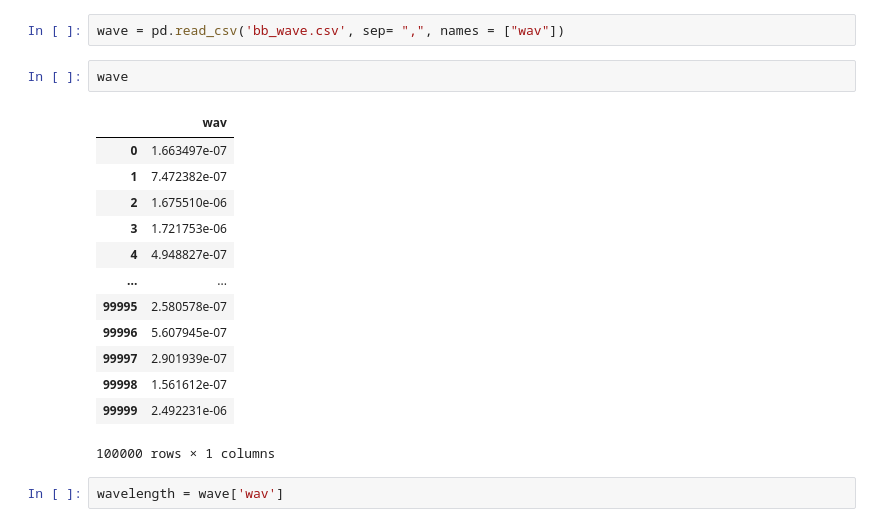
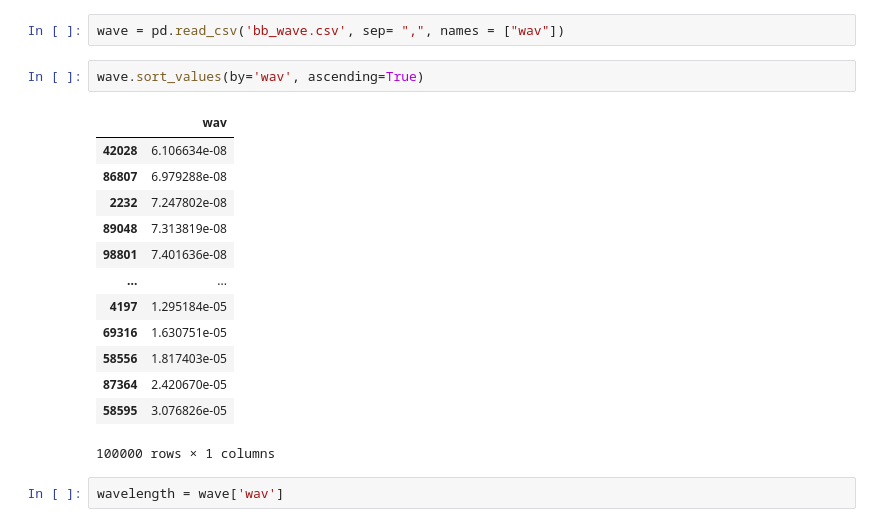
Before and after one commit to CePowers/python_practice, a Jupyter notebook: blackbodyfunction.ipynb, the cells around one changed output. Saved outputs shown, nothing was run; the diff lists cells and outputs as text.

```diff
--- a/blackbodyfunction.ipynb
+++ b/blackbodyfunction.ipynb
@@ -106,22 +106,22 @@ import pandas as pd
 wavelengths2 = np.arange(5e-7, 2e-5, 1e-9)
 # %%
 wave = pd.read_csv('bb_wave.csv', sep= ",", names = ["wav"])
-# %%
-wave
-# %% [output]
-|  | wav |
-| 0 | 1.663497e-07 |
-| 1 | 7.472382e-07 |
-| 2 | 1.675510e-06 |
-| 3 | 1.721753e-06 |
-| 4 | 4.948827e-07 |
-| ... | ... |
-| 99995 | 2.580578e-07 |
-| 99996 | 5.607945e-07 |
-| 99997 | 2.901939e-07 |
-| 99998 | 1.561612e-07 |
-| 99999 | 2.492231e-06 |
-100000 rows × 1 columns
+# %%
+wave.sort_values(by='wav', ascending=True)
+# %% [output]
+|  | wav |
+| 42028 | 6.106634e-08 |
+| 86807 | 6.979288e-08 |
+| 2232 | 7.247802e-08 |
+| 89048 | 7.313819e-08 |
+| 98801 | 7.401636e-08 |
+| ... | ... |
+| 4197 | 1.295184e-05 |
+| 69316 | 1.630751e-05 |
+| 58556 | 1.817403e-05 |
+| 87364 | 2.420670e-05 |
+| 58595 | 3.076826e-05 |
+100000 rows × 1 columns
 # %%
 wavelength = wave['wav']
 # %%
```
Also changed, not shown: parts of 7 cells of this notebook, 1 other file.
